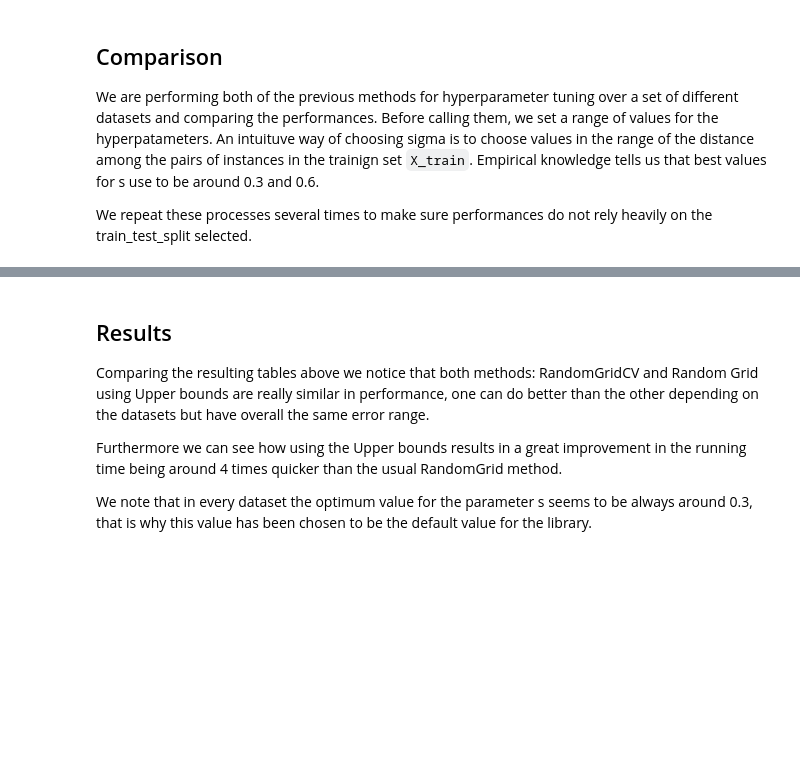
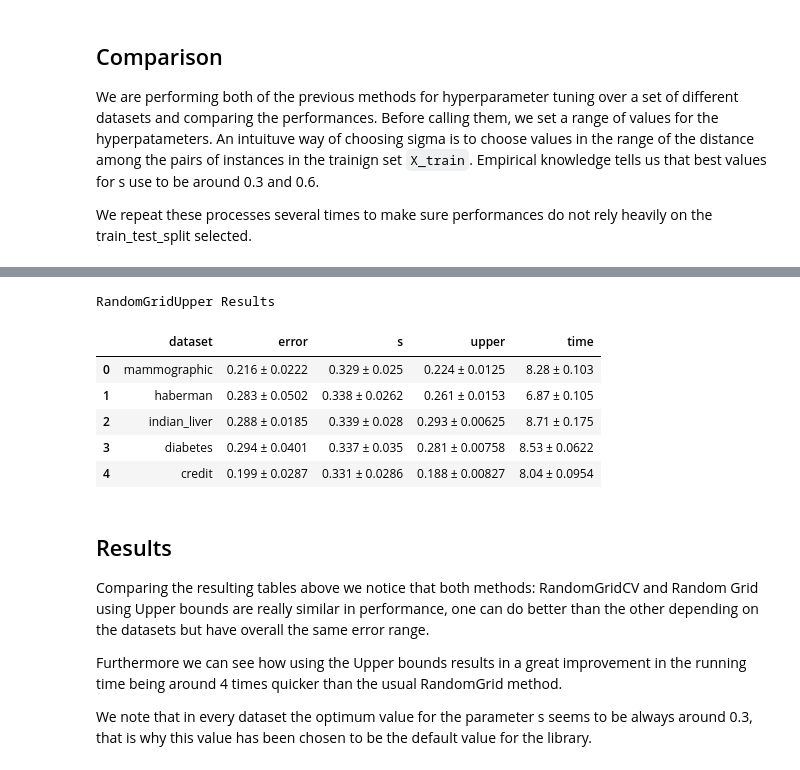
Before and after one commit to MachineLearningBCAM/MRCpy, a Jupyter notebook: docs/auto_examples/further_examples/plot_2_grid.ipynb, the cells around one changed output, grey strips where cells are left out. Cells and saved outputs as stored; diff of their text form; code cells hidden in the pictures; blank space fills up the shorter version.

```diff
--- a/docs/auto_examples/further_examples/plot_2_grid.ipynb
+++ b/docs/auto_examples/further_examples/plot_2_grid.ipynb
@@ -212,6 +236,14 @@ dfCV.style.set_caption('RandomGridCV Results').set_properties(
 # %%
 dfUpper.style.set_caption('RandomGridUpper Results').set_properties(
-    **{'background-color': 'lightskyblue'}, subset=['error', 'time'])
+    **{'background-color': ''}, subset=['error', 'time'])
+# %% [output]
+RandomGridUpper Results
+|  | dataset | error | s | upper | time |
+| 0 | mammographic | 0.216 ± 0.0222 | 0.329 ± 0.025 | 0.224 ± 0.0125 | 8.28 ± 0.103 |
+| 1 | haberman | 0.283 ± 0.0502 | 0.338 ± 0.0262 | 0.261 ± 0.0153 | 6.87 ± 0.105 |
+| 2 | indian_liver | 0.288 ± 0.0185 | 0.339 ± 0.028 | 0.293 ± 0.00625 | 8.71 ± 0.175 |
+| 3 | diabetes | 0.294 ± 0.0401 | 0.337 ± 0.035 | 0.281 ± 0.00758 | 8.53 ± 0.0622 |
+| 4 | credit | 0.199 ± 0.0287 | 0.331 ± 0.0286 | 0.188 ± 0.00827 | 8.04 ± 0.0954 |
 # %% [markdown]
 ## Results
 Comparing the resulting tables above we notice that both methods:
```
Also changed, not shown: parts of 4 cells of this notebook, 4 other files.
